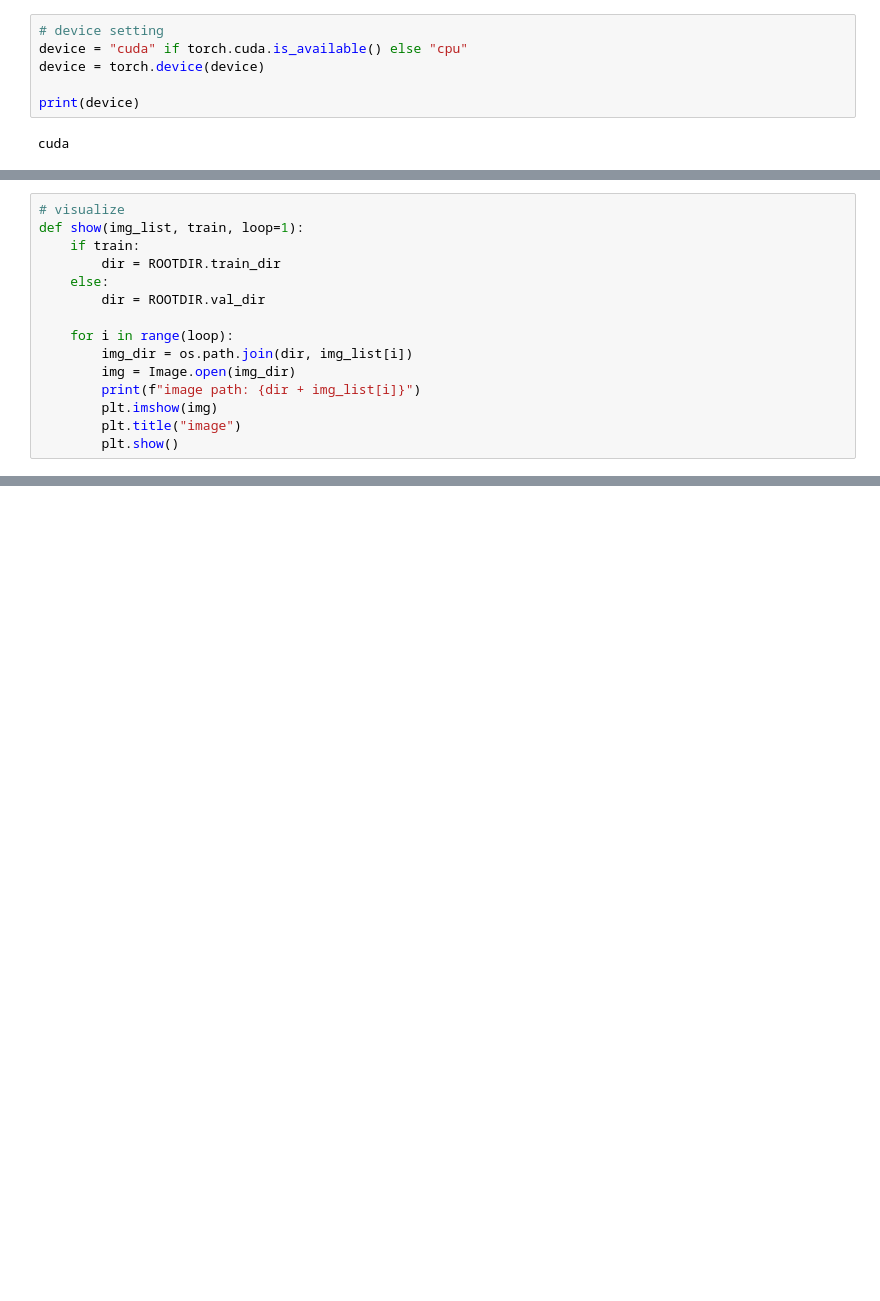
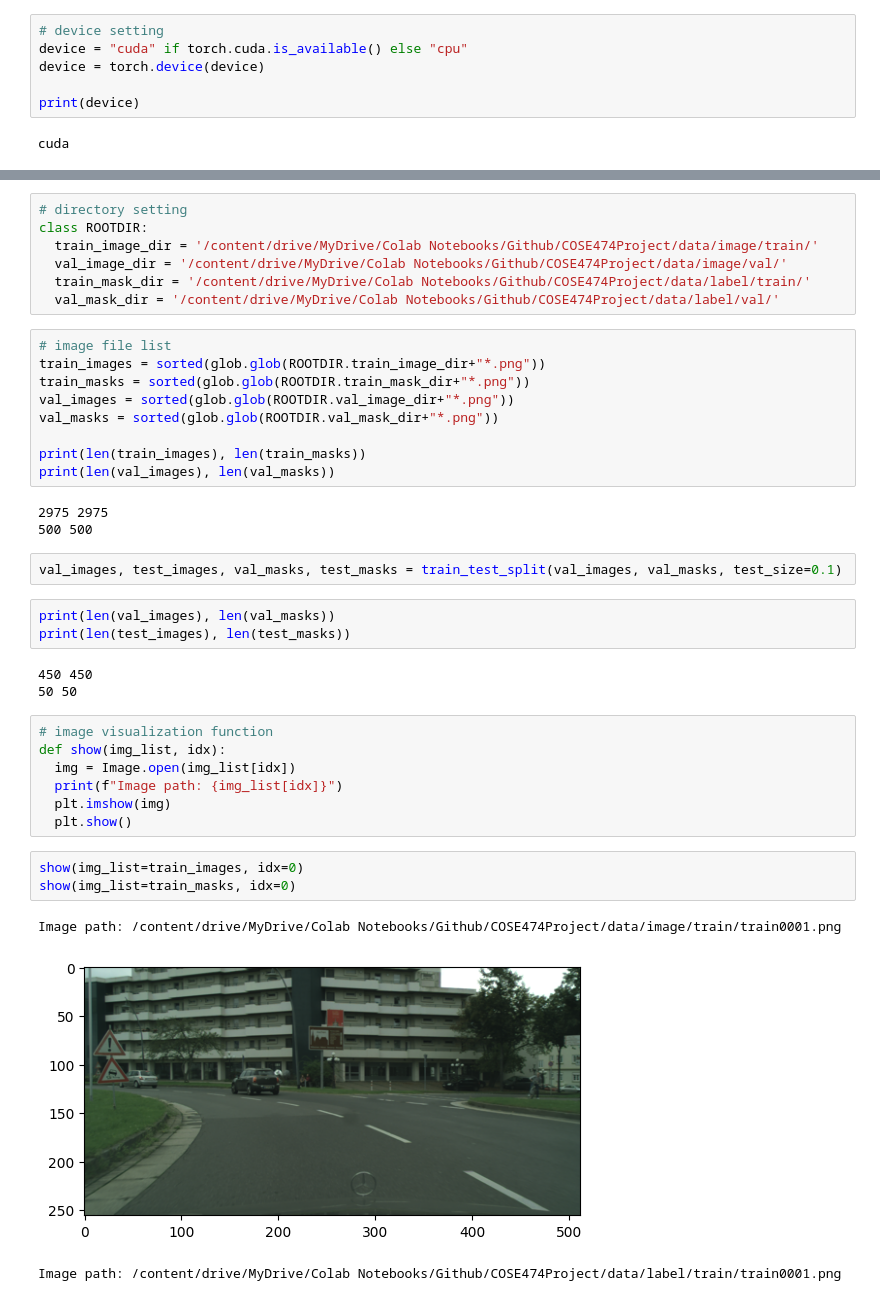
Before and after one commit to d00rk/COSE474Project, a Jupyter notebook: segmentation.ipynb, the cells around one changed output, grey strips where cells are left out. Drawn from its saved outputs; the diff is of its cells as text; blank space fills up the shorter version.

Commit message:
add data/zero-shot segmentation/commit error

```diff
--- a/segmentation.ipynb
+++ b/segmentation.ipynb
@@ -51,15 +58,0 @@ val_filenames, test_filenames = train_test_split(val_filenames, test_size=0.1)
-# %%
-# visualize
-def show(img_list, train, loop=1):
-    if train:
-        dir = ROOTDIR.train_dir
-    else:
-        dir = ROOTDIR.val_dir
-
-    for i in range(loop):
-        img_dir = os.path.join(dir, img_list[i])
-        img = Image.open(img_dir)
-        print(f"image path: {dir + img_list[i]}")
-        plt.imshow(img)
-        plt.title("image")
-        plt.show()
@@ -341,0 +59,41 @@ for i in tqdm(range(epochs)):
+# %%
+# directory setting
+class ROOTDIR:
+  train_image_dir = '/content/drive/MyDrive/Colab Notebooks/Github/COSE474Project/data/image/train/'
+  val_image_dir = '/content/drive/MyDrive/Colab Notebooks/Github/COSE474Project/data/image/val/'
+  train_mask_dir = '/content/drive/MyDrive/Colab Notebooks/Github/COSE474Project/data/label/train/'
+  val_mask_dir = '/content/drive/MyDrive/Colab Notebooks/Github/COSE474Project/data/label/val/'
+# %%
+# image file list
+train_images = sorted(glob.glob(ROOTDIR.train_image_dir+"*.png"))
+train_masks = sorted(glob.glob(ROOTDIR.train_mask_dir+"*.png"))
+val_images = sorted(glob.glob(ROOTDIR.val_image_dir+"*.png"))
+val_masks = sorted(glob.glob(ROOTDIR.val_mask_dir+"*.png"))
+
+print(len(train_images), len(train_masks))
+print(len(val_images), len(val_masks))
+# %% [output]
+2975 2975
+500 500
+# %%
+val_images, test_images, val_masks, test_masks = train_test_split(val_images, val_masks, test_size=0.1)
+# %%
+print(len(val_images), len(val_masks))
+print(len(test_images), len(test_masks))
+# %% [output]
+450 450
+50 50
+# %%
+# image visualization function
+def show(img_list, idx):
+  img = Image.open(img_list[idx])
+  print(f"Image path: {img_list[idx]}")
+  plt.imshow(img)
+  plt.show()
+# %%
+show(img_list=train_images, idx=0)
+show(img_list=train_masks, idx=0)
+# %% [output]
+Image path: /content/drive/MyDrive/Colab Notebooks/Github/COSE474Project/data/image/train/train0001.png
+[figure, added]
+Image path: /content/drive/MyDrive/Colab Notebooks/Github/COSE474Project/data/label/train/train0001.png
```
Also changed, not shown: parts of 37 cells of this notebook.
